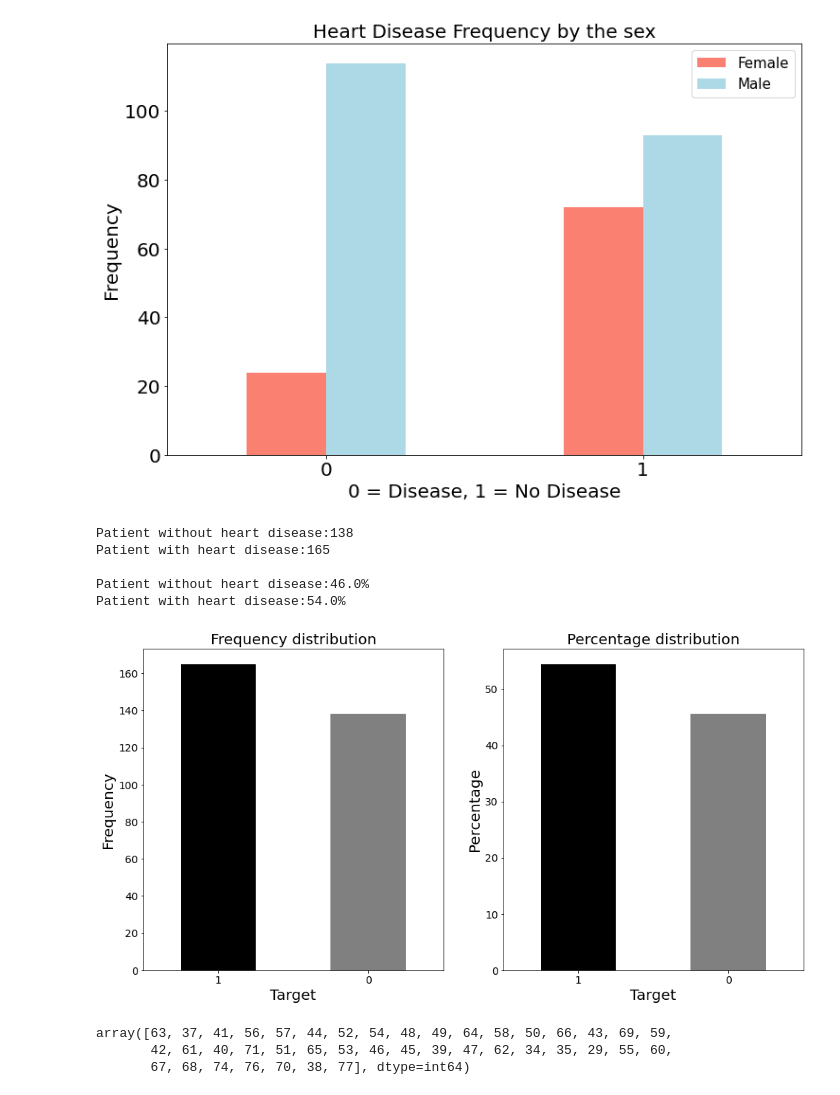
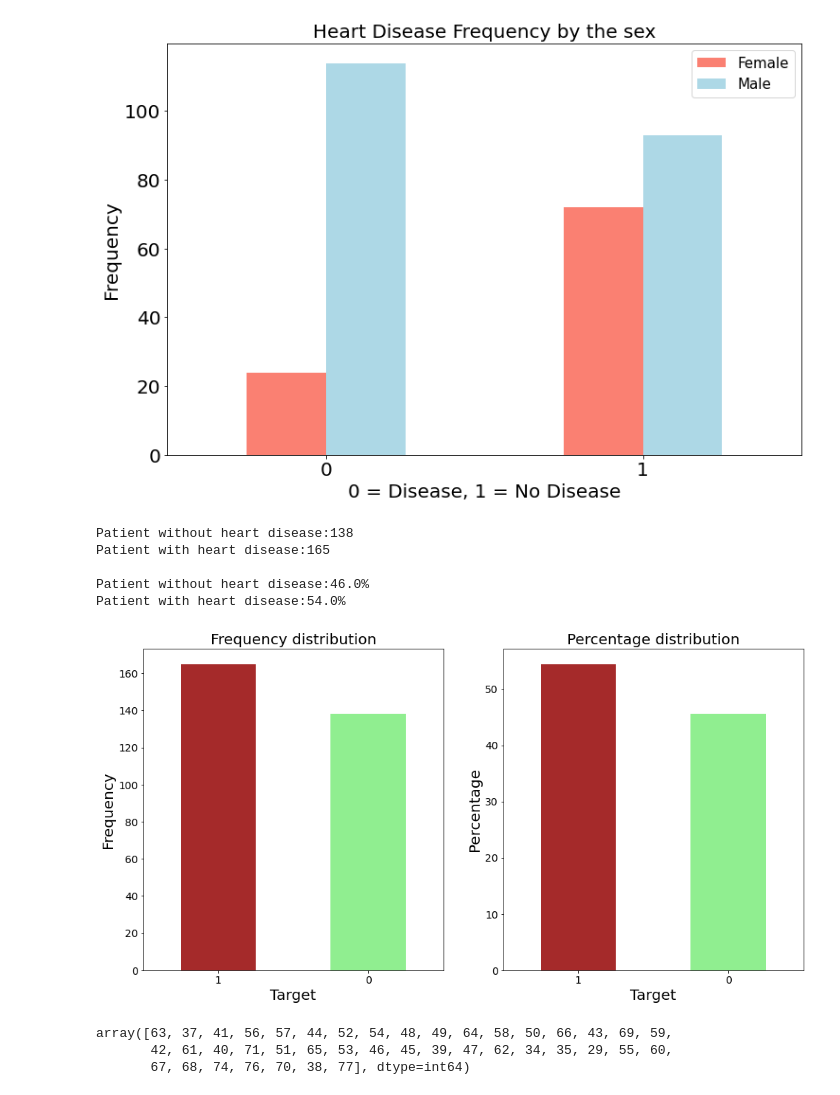
Before and after one commit to trs96/MLDA, a Jupyter notebook: Project.ipynb, the cells around one changed output. Drawn from its saved outputs; the diff is of its cells as text; code cells hidden in the pictures.

```diff
--- a/Project.ipynb
+++ b/Project.ipynb
@@ -141,33 +142,38 @@ plt.xticks(rotation=0);
 # %% [output]
 [figure]
 # %%
+###########################################
+#########################################
+# Farben scheiße, aber kp welche, dachte halt für gesunden menschen grün und ungesund was dunkelrotes oder so
+# weil offensichtlich direkt wie eine Ampel aber kp sieht halt hässlich aus
+
 fig,(ax1,ax2) = plt.subplots(1,2,figsize=(16,8))
 
 #Plot the frequency distribution of patients with and without heart disease
 plt.subplot(1,2,1)
-ax1 = df['target'].value_counts().plot.bar(fontsize= 14, rot=0, color=['k','grey']);
+ax1 = df['target'].value_counts().plot.bar(fontsize= 14, rot=0, color=['brown','lightgreen']);
 ax1.set_title("Frequency distribution", fontsize=20);
 ax1.set_xlabel("Target", fontsize=20);
 ax1.set_ylabel("Frequency", fontsize=20);
 
 #Plot the percentage distribution of patient with and without heart disease
 plt.subplot(1,2,2)
-ax2 = ((df['target'].value_counts() / len(df)) * 100).plot.bar(fontsize= 14, rot=0, color=['k','grey']);
+ax2 = ((df['target'].value_counts() / len(df)) * 100).plot.bar(fontsize= 14, rot=0, color=['brown','lightgreen']);
 ax2.set_title("Percentage distribution", fontsize=20);
 ax2.set_xlabel("Target", fontsize=20);
 ax2.set_ylabel("Percentage", fontsize=20);
 
 print('Patient without heart disease:{}\nPatient with heart disease:{}'.format(round(df['target'].value_counts()[0]),
                                          round(df['target'].value_counts()[1])))
 print('\nPatient without heart disease:{}%\nPatient with heart disease:{}%'.format(round(df['target'].value_counts(normalize=True)[0],2)*100,
                                            round(df['target'].value_counts(normalize=True)[1],2)*100))
 # %% [output]
 Patient without heart disease:138
 Patient with heart disease:165
 
 Patient without heart disease:46.0%
 Patient with heart disease:54.0%
-[figure, old version]
+[figure, new version]
 # %%
 df['age'].unique()
 # %% [output]
```
Also changed, not shown: parts of 3 cells of this notebook.
